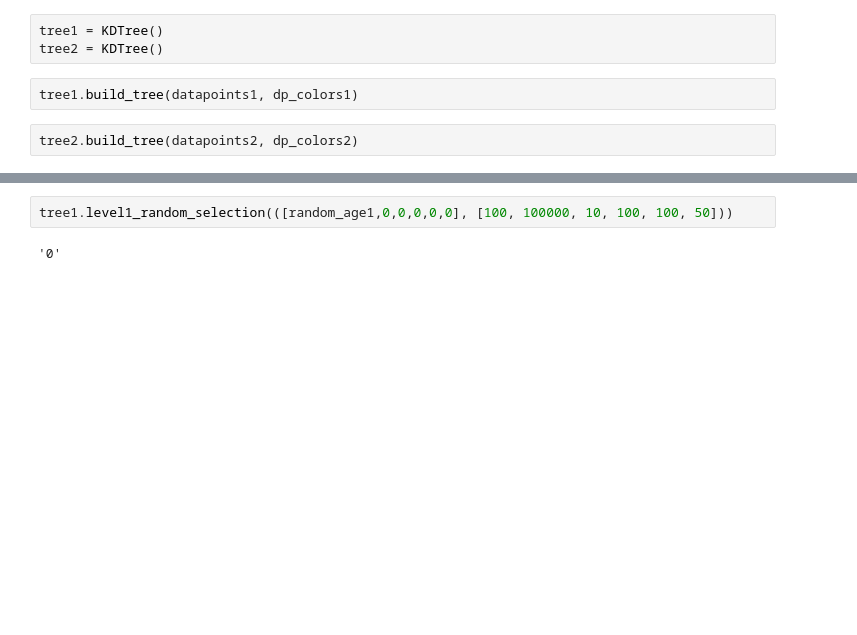
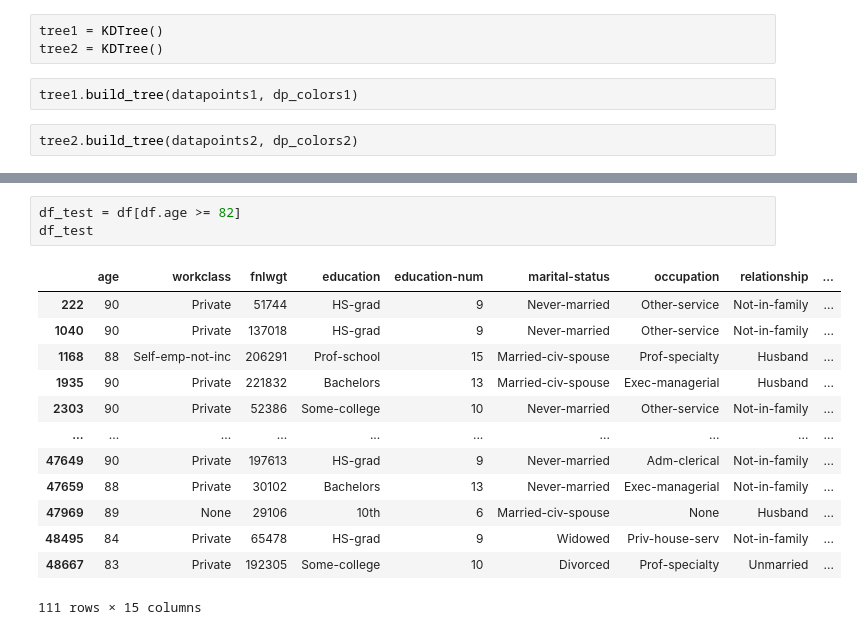
Before and after one commit to Chacha-Ramos/KDTreeResearch, a Jupyter notebook: Research/RealLife.ipynb, the cells around one changed output, grey strips where cells are left out. Saved outputs shown, nothing was run; the diff lists cells and outputs as text; blank space fills up the shorter version.

```diff
--- a/Research/RealLife.ipynb
+++ b/Research/RealLife.ipynb
@@ -123,4 +160,17 @@ for i in range(1000):
-# %%
-tree1.level1_random_selection(([random_age1,0,0,0,0,0], [100, 100000, 10, 100, 100, 50]))
-# %% [output]
-'0'
+# %%
+df_test = df[df.age >= 82]
+df_test
+# %% [output]
+|  | age | workclass | fnlwgt | education | education-num | marital-status | occupation | relationship | ... |
+| 222 | 90 | Private | 51744 | HS-grad | 9 | Never-married | Other-service | Not-in-family | ... |
+| 1040 | 90 | Private | 137018 | HS-grad | 9 | Never-married | Other-service | Not-in-family | ... |
+| 1168 | 88 | Self-emp-not-inc | 206291 | Prof-school | 15 | Married-civ-spouse | Prof-specialty | Husband | ... |
+| 1935 | 90 | Private | 221832 | Bachelors | 13 | Married-civ-spouse | Exec-managerial | Husband | ... |
+| 2303 | 90 | Private | 52386 | Some-college | 10 | Never-married | Other-service | Not-in-family | ... |
+| ... | ... | ... | ... | ... | ... | ... | ... | ... | ... |
+| 47649 | 90 | Private | 197613 | HS-grad | 9 | Never-married | Adm-clerical | Not-in-family | ... |
+| 47659 | 88 | Private | 30102 | Bachelors | 13 | Never-married | Exec-managerial | Not-in-family | ... |
+| 47969 | 89 | None | 29106 | 10th | 6 | Married-civ-spouse | None | Husband | ... |
+| 48495 | 84 | Private | 65478 | HS-grad | 9 | Widowed | Priv-house-serv | Not-in-family | ... |
+| 48667 | 83 | Private | 192305 | Some-college | 10 | Divorced | Prof-specialty | Unmarried | ... |
+111 rows × 15 columns
```
Also changed, not shown: parts of 3 cells of this notebook, 1 other file.
